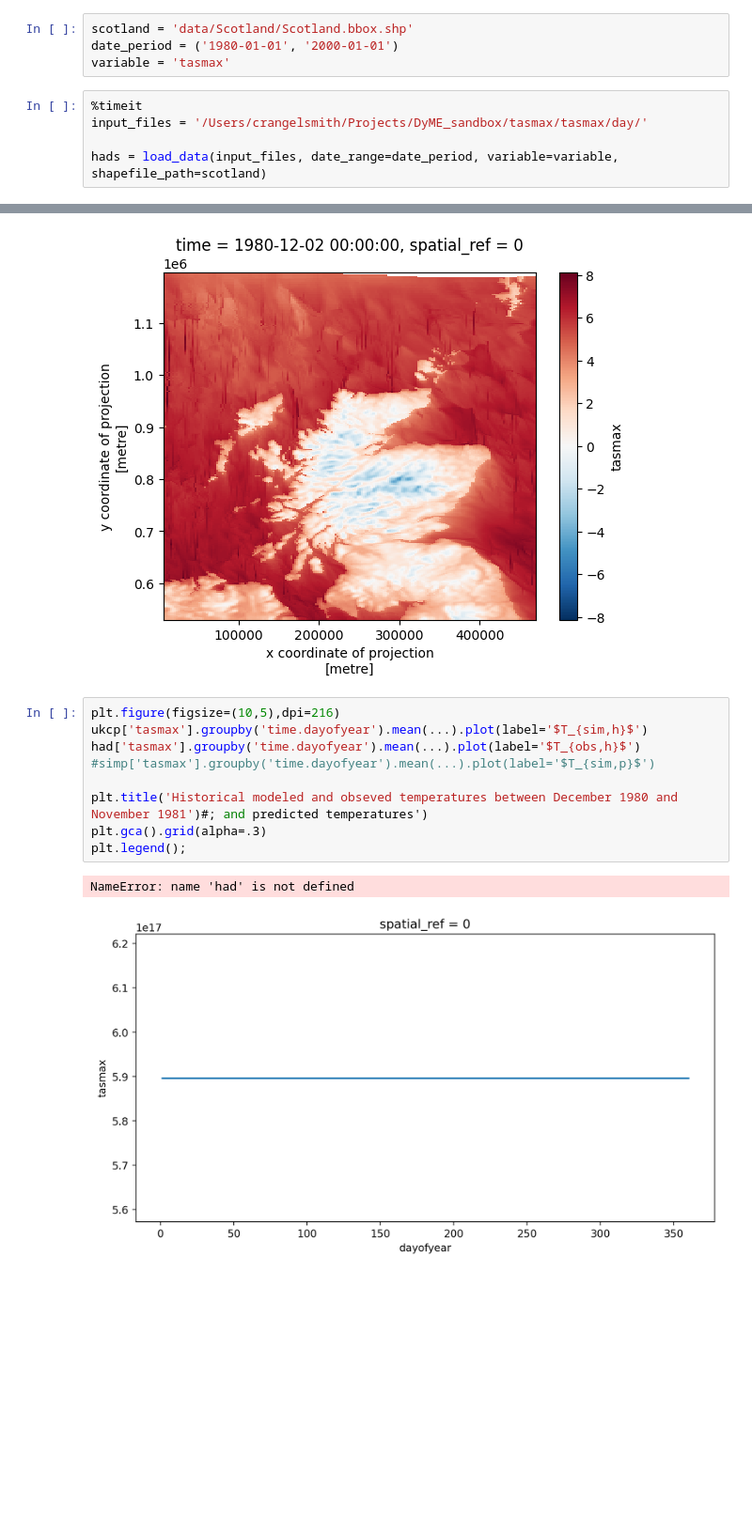
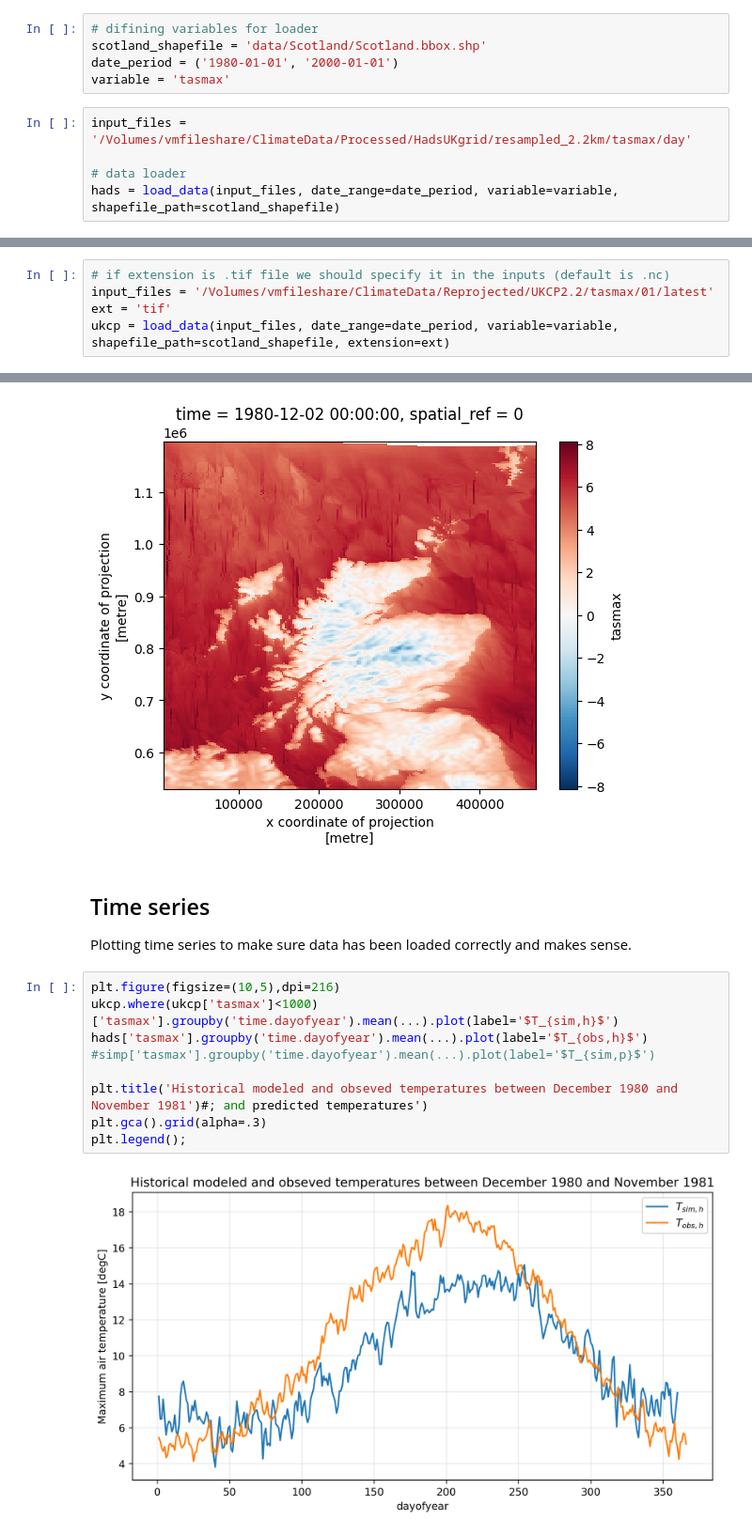
Before and after one commit to alan-turing-institute/clim-recal, a Jupyter notebook: notebooks/load_data_python.ipynb, the cells around one changed output, grey strips where cells are left out. Shown: that part at 94% size. Cells and saved outputs as stored; diff of their text form; blank space fills up the shorter version.

```diff
--- a/notebooks/load_data_python.ipynb
+++ b/notebooks/load_data_python.ipynb
@@ -8,9 +20,10 @@ from python.load_data.data_loader import load_data
 # %%
-scotland = 'data/Scotland/Scotland.bbox.shp'
+# difining variables for loader
+scotland_shapefile = 'data/Scotland/Scotland.bbox.shp'
 date_period = ('1980-01-01', '2000-01-01')
 variable = 'tasmax'
 # %%
-%timeit
-input_files = '/Users/crangelsmith/Projects/DyME_sandbox/tasmax/tasmax/day/'
+input_files = '/Volumes/vmfileshare/ClimateData/Processed/HadsUKgrid/resampled_2.2km/tasmax/day'
 
-hads = load_data(input_files, date_range=date_period, variable=variable, shapefile_path=scotland)
+# data loader
+hads = load_data(input_files, date_range=date_period, variable=variable, shapefile_path=scotland_shapefile)
@@ -46,0 +56,5 @@ hads['tasmax'].isel(time=1).plot()
+# %%
+# if extension is .tif file we should specify it in the inputs (default is .nc)
+input_files = '/Volumes/vmfileshare/ClimateData/Reprojected/UKCP2.2/tasmax/01/latest'
+ext = 'tif'
+ukcp = load_data(input_files, date_range=date_period, variable=variable, shapefile_path=scotland_shapefile, extension=ext)
@@ -49,15 +68,19 @@ ukcp.where(ukcp['tasmax']<1000)['tasmax'].isel(time=1).plot()
 # %% [output]
 <matplotlib.collections.QuadMesh at 0x...>
 [figure]
+# %% [markdown]
+## Time series
+
+
+Plotting time series to make sure data has been loaded correctly and makes sense.
 # %%
 plt.figure(figsize=(10,5),dpi=216)
-ukcp['tasmax'].groupby('time.dayofyear').mean(...).plot(label='$T_{sim,h}$')
-had['tasmax'].groupby('time.dayofyear').mean(...).plot(label='$T_{obs,h}$')
+ukcp.where(ukcp['tasmax']<1000)['tasmax'].groupby('time.dayofyear').mean(...).plot(label='$T_{sim,h}$')
+hads['tasmax'].groupby('time.dayofyear').mean(...).plot(label='$T_{obs,h}$')
 #simp['tasmax'].groupby('time.dayofyear').mean(...).plot(label='$T_{sim,p}$')
 
 plt.title('Historical modeled and obseved temperatures between December 1980 and November 1981')#; and predicted temperatures')
 plt.gca().grid(alpha=.3)
 plt.legend();
 # %% [output]
-NameError: name 'had' is not defined
-[figure, old version]
+[figure, new version]
```
Also changed, not shown: parts of 9 cells of this notebook.
